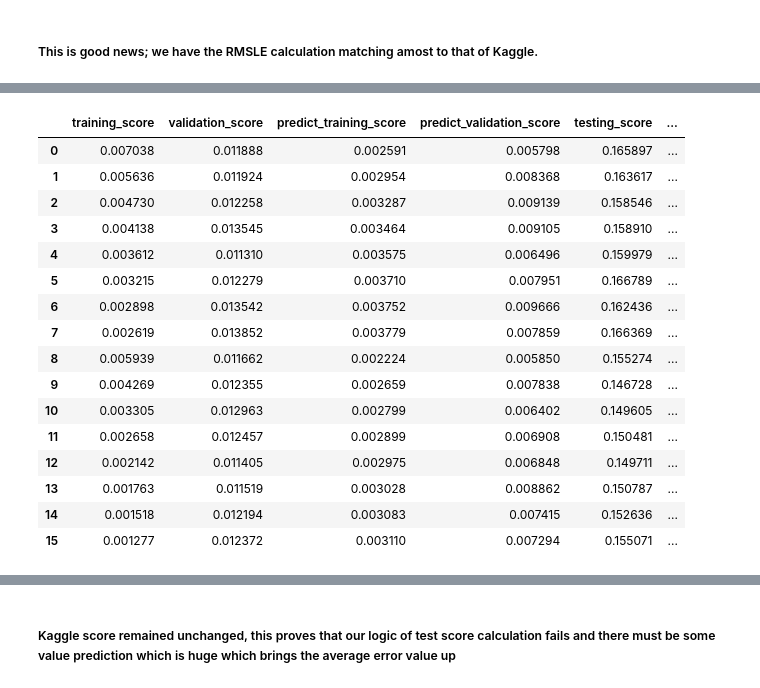
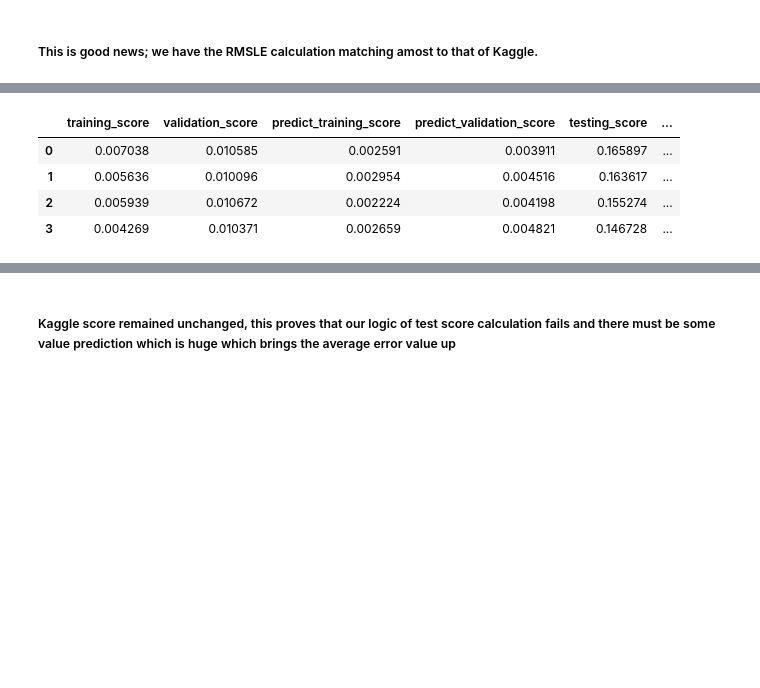
Before and after one commit to PadmarajBhat/Kaggle-Dataset-Exploration, a Jupyter notebook: House Prices- Advanced Regression Techniques/ML/House Prices - ART(Modelling and Fine Tuning).ipynb, the cells around one changed output, grey strips where cells are left out. Drawn from its saved outputs; the diff is of its cells as text; code cells hidden in the pictures; blank space fills up the shorter version.

```diff
--- a/House Prices- Advanced Regression Techniques/ML/House Prices - ART(Modelling and Fine Tuning).ipynb
+++ b/House Prices- Advanced Regression Techniques/ML/House Prices - ART(Modelling and Fine Tuning).ipynb
@@ -326,6 +309,16 @@ df_test[['Id','SalePrice']].to_csv('submission.csv',index=False)
 ##### Logic is to predict first the testing samples. Later use that for training and predict the initial training data set. We would then have actual and predicted SalePrices with which we can calculated the RMSLE.
 # %% [markdown]
 ##### Would this logic work ? let us try for our case now and compare that with Kaggle result....Finger crossed :)
+# %%
+def forCrossValidationStratifiedShuffleSplit(df):
+    sss = StratifiedShuffleSplit(n_splits=n_splits, test_size=test_size, random_state=random_state)
+    print("Number of Splits configured :", sss.get_n_splits(df, df.BldgType))
+
+    for train_index, test_index in sss.split(df, df.BldgType):
+        yield train_index, test_index
+
+    for train_index, test_index in sss.split(df, df.OverallQual):
+        yield train_index, test_index
 # %%
 def checkTheTestingScore(df_test, max_depth, n_estimator):
 
@@ -338,10 +331,13 @@ def checkTheTestingScore(df_test, max_depth, n_estimator):
     X,y = newBoxCoxTranformation(preProcessData((giveMeWrangledData(df_concat))),'SalePrice')
     reg=XGBRegressor(max_depth=max_depth, n_estimator=n_estimator)
 
-    cv = ShuffleSplit(n_splits=3, test_size=random.randint(7,9)/10, random_state=random.randint(1,1000))
+    #cv = ShuffleSplit(n_splits=3, test_size=random.randint(7,9)/10, random_state=random.randint(1,1000))
     #print(datetime.datetime())
-    cross_cv = cross_val_score(reg,X,y,cv=cv, scoring='neg_mean_squared_log_error',n_jobs=3)
-    print(" Validat Median Score : ", np.sqrt(np.median(cross_cv) * -1), "Average Score : ", np.sqrt(np.average(cross_cv) * -1) )
+    cross_cv = cross_val_score(reg, X, y,\
+                               cv=forCrossValidationStratifiedShuffleSplit(df_test), \
+                               scoring='neg_mean_squared_log_error',n_jobs=n_jobs)
+    print(" Validat Median Score : ", np.sqrt(np.median(cross_cv) * -1), \
+          "Average Score : ", np.sqrt(np.average(cross_cv) * -1) )
 
     reg.fit(X,y)
     training_score = np.sqrt(mean_squared_log_error(y, reg.predict(X)))
@@ -397,20 +394,18 @@ def doGridSearch():
 
     X,y = newBoxCoxTranformation(df_prep,'SalePrice',False,False)
 
-    X_train, X_test, y_train, y_test = train_test_split(X,y, test_size=0.2, \
-                                                        random_state=random.randint(1,500))#, stratify=df.BldgType)
-
-
     score_list = []
-    for i in range(3,5):
-        for j in range(100,900,100):
+    for i in range(max_depth_min,max_depth_max):
+        for j in range(n_estimator_min,n_estimator_max,100):
             loop_start = datetime.datetime.now()
 
             reg = XGBRegressor(max_depth=i, n_estimators=j)
 
-            cv = ShuffleSplit(n_splits=3, test_size=random.randint(7,9)/10, random_state=random.randint(1,1000))
+            #cv = ShuffleSplit(n_splits=3, test_size=random.randint(7,9)/10, random_state=random.randint(1,1000))
             #print(datetime.datetime())
-            cross_cv = cross_val_score(reg,X,y,cv=cv, scoring='neg_mean_squared_log_error',n_jobs=3)
+            cross_cv = cross_val_score(reg, X, y,\
+                                       cv=forCrossValidationStratifiedShuffleSplit(df_train), \
+                                       scoring='neg_mean_squared_log_error',n_jobs=n_jobs)
             print(" Validat Median Score : ", np.sqrt(np.median(cross_cv) * -1), \
                   "Average Score : ", np.sqrt(np.average(cross_cv) * -1) )
 
@@ -466,28 +461,18 @@ Total time for GridSearch :  0:07:15.781806
 # %%
 temp_df = pd.DataFrame(score_list,columns=["training_score",\
                                            "validation_score",\
                                            "predict_training_score",\
                                            "predict_validation_score",\
                                            "testing_score",
                                            "max_depth",
                                            "n_estimator"
                                           ])
+
+temp_df.to_csv("GridSearchResults-"+str(datetime.datetime.now().date()))
 temp_df
 # %% [output]
 |  | training_score | validation_score | predict_training_score | predict_validation_score | testing_score | ... |
-| 0 | 0.007038 | 0.011888 | 0.002591 | 0.005798 | 0.165897 | ... |
-| 1 | 0.005636 | 0.011924 | 0.002954 | 0.008368 | 0.163617 | ... |
-| 2 | 0.004730 | 0.012258 | 0.003287 | 0.009139 | 0.158546 | ... |
-| 3 | 0.004138 | 0.013545 | 0.003464 | 0.009105 | 0.158910 | ... |
-| 4 | 0.003612 | 0.011310 | 0.003575 | 0.006496 | 0.159979 | ... |
-| 5 | 0.003215 | 0.012279 | 0.003710 | 0.007951 | 0.166789 | ... |
-| 6 | 0.002898 | 0.013542 | 0.003752 | 0.009666 | 0.162436 | ... |
-| 7 | 0.002619 | 0.013852 | 0.003779 | 0.007859 | 0.166369 | ... |
-| 8 | 0.005939 | 0.011662 | 0.002224 | 0.005850 | 0.155274 | ... |
-| 9 | 0.004269 | 0.012355 | 0.002659 | 0.007838 | 0.146728 | ... |
-| 10 | 0.003305 | 0.012963 | 0.002799 | 0.006402 | 0.149605 | ... |
-| 11 | 0.002658 | 0.012457 | 0.002899 | 0.006908 | 0.150481 | ... |
-| 12 | 0.002142 | 0.011405 | 0.002975 | 0.006848 | 0.149711 | ... |
-| 13 | 0.001763 | 0.011519 | 0.003028 | 0.008862 | 0.150787 | ... |
-| 14 | 0.001518 | 0.012194 | 0.003083 | 0.007415 | 0.152636 | ... |
-| 15 | 0.001277 | 0.012372 | 0.003110 | 0.007294 | 0.155071 | ... |
+| 0 | 0.007038 | 0.010585 | 0.002591 | 0.003911 | 0.165897 | ... |
+| 1 | 0.005636 | 0.010096 | 0.002954 | 0.004516 | 0.163617 | ... |
+| 2 | 0.005939 | 0.010672 | 0.002224 | 0.004198 | 0.155274 | ... |
+| 3 | 0.004269 | 0.010371 | 0.002659 | 0.004821 | 0.146728 | ... |
```
Also changed, not shown: parts of 36 cells of this notebook.
